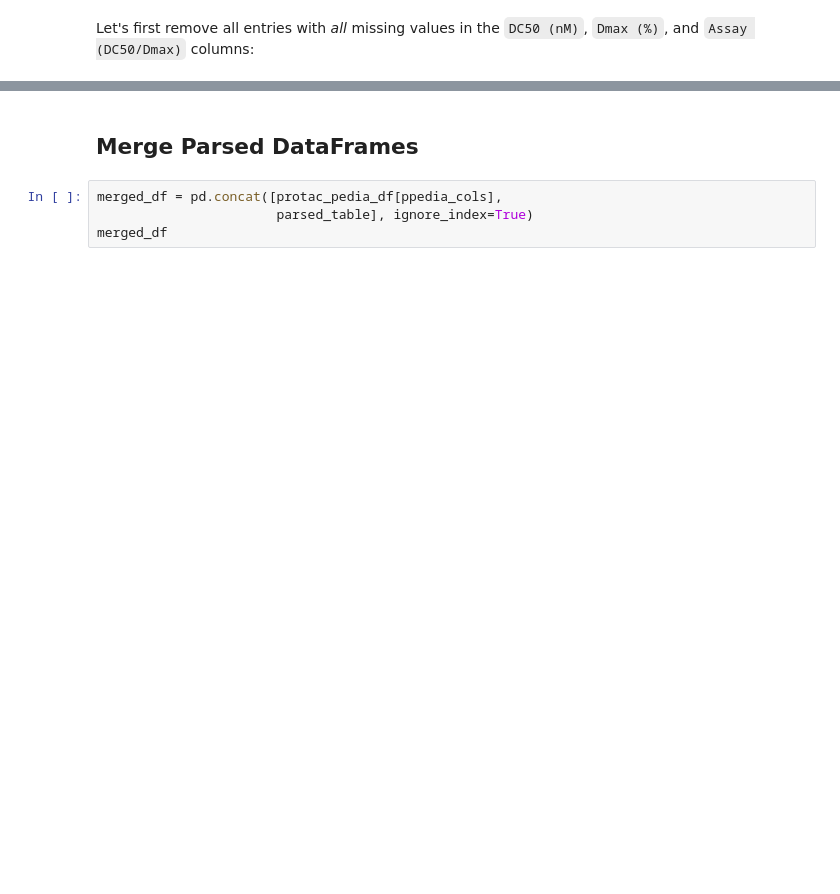
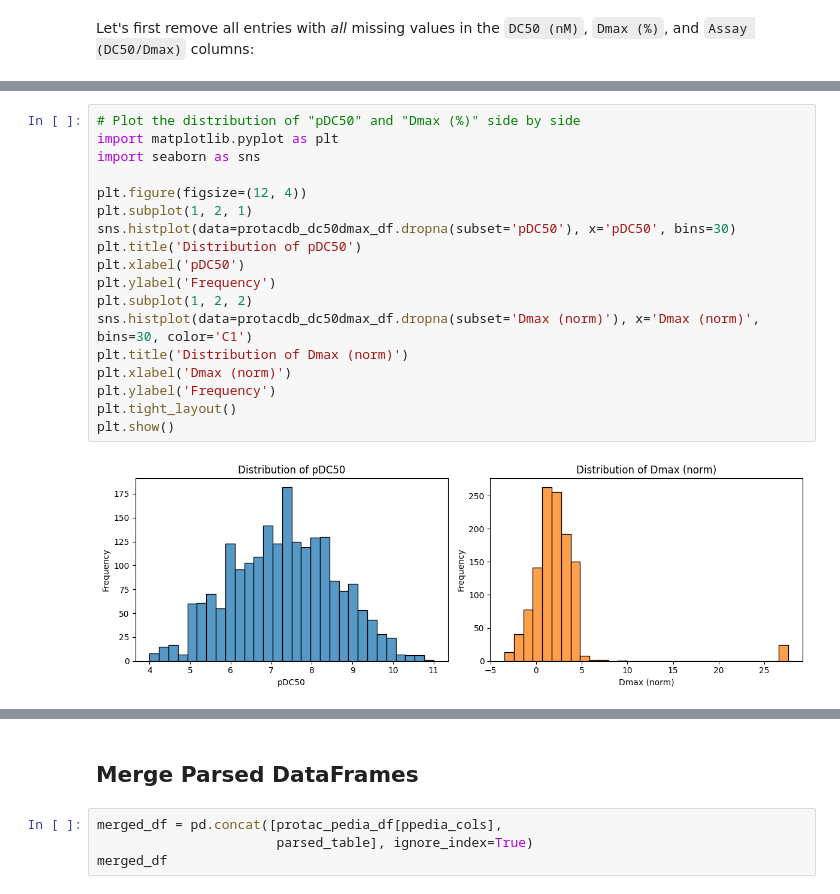
Before and after one commit to ribesstefano/PROTAC-Degradation-Predictor, a Jupyter notebook: notebooks/data_curation.ipynb, the cells around one changed output, grey strips where cells are left out. Saved outputs shown, nothing was run; the diff lists cells and outputs as text; blank space fills up the shorter version.

```diff
--- a/notebooks/data_curation.ipynb
+++ b/notebooks/data_curation.ipynb
@@ -964 +1257,21 @@ Parsed table len: 2264
+# %%
+# Plot the distribution of "pDC50" and "Dmax (%)" side by side
+import matplotlib.pyplot as plt
+import seaborn as sns
+
+plt.figure(figsize=(12, 4))
+plt.subplot(1, 2, 1)
+sns.histplot(data=protacdb_dc50dmax_df.dropna(subset='pDC50'), x='pDC50', bins=30)
+plt.title('Distribution of pDC50')
+plt.xlabel('pDC50')
+plt.ylabel('Frequency')
+plt.subplot(1, 2, 2)
+sns.histplot(data=protacdb_dc50dmax_df.dropna(subset='Dmax (norm)'), x='Dmax (norm)', bins=30, color='C1')
+plt.title('Distribution of Dmax (norm)')
+plt.xlabel('Dmax (norm)')
+plt.ylabel('Frequency')
+plt.tight_layout()
+plt.show()
+# %% [output]
+[figure, added]
 # %%
```
Also changed, not shown: parts of 89 cells of this notebook, 10 other files.
